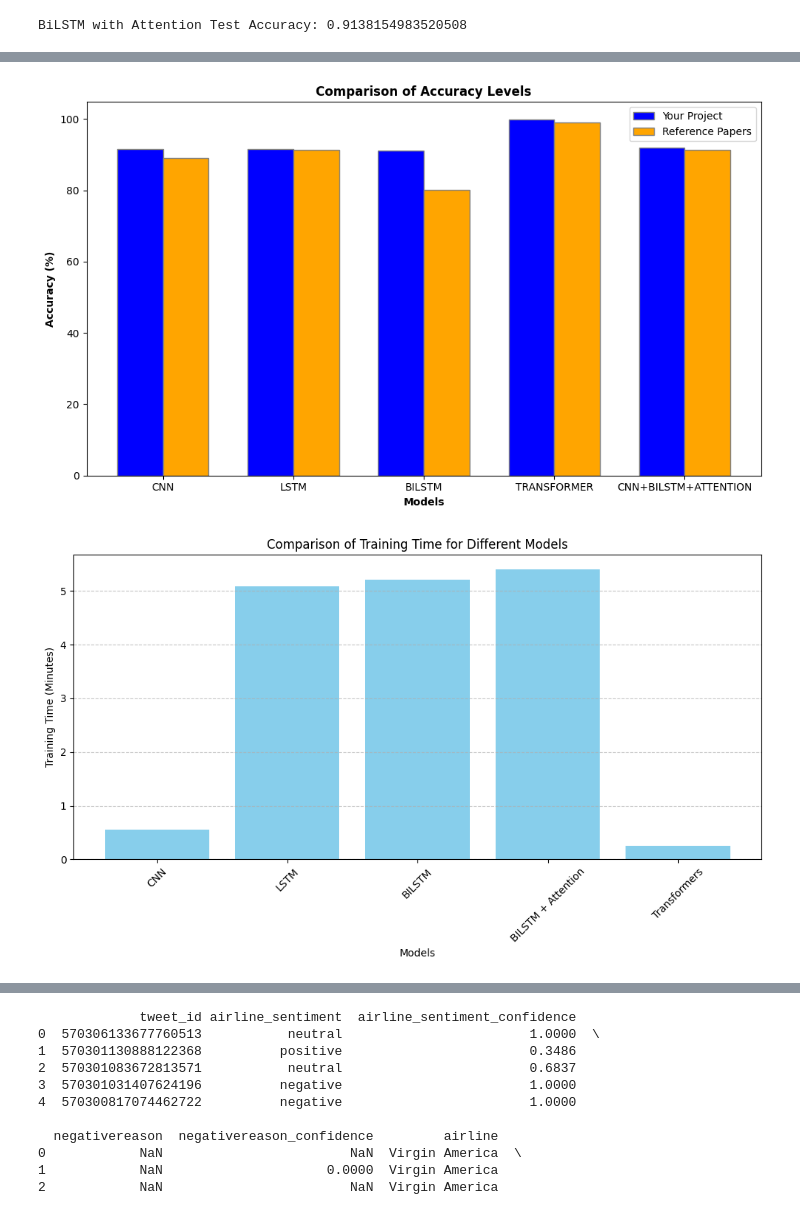
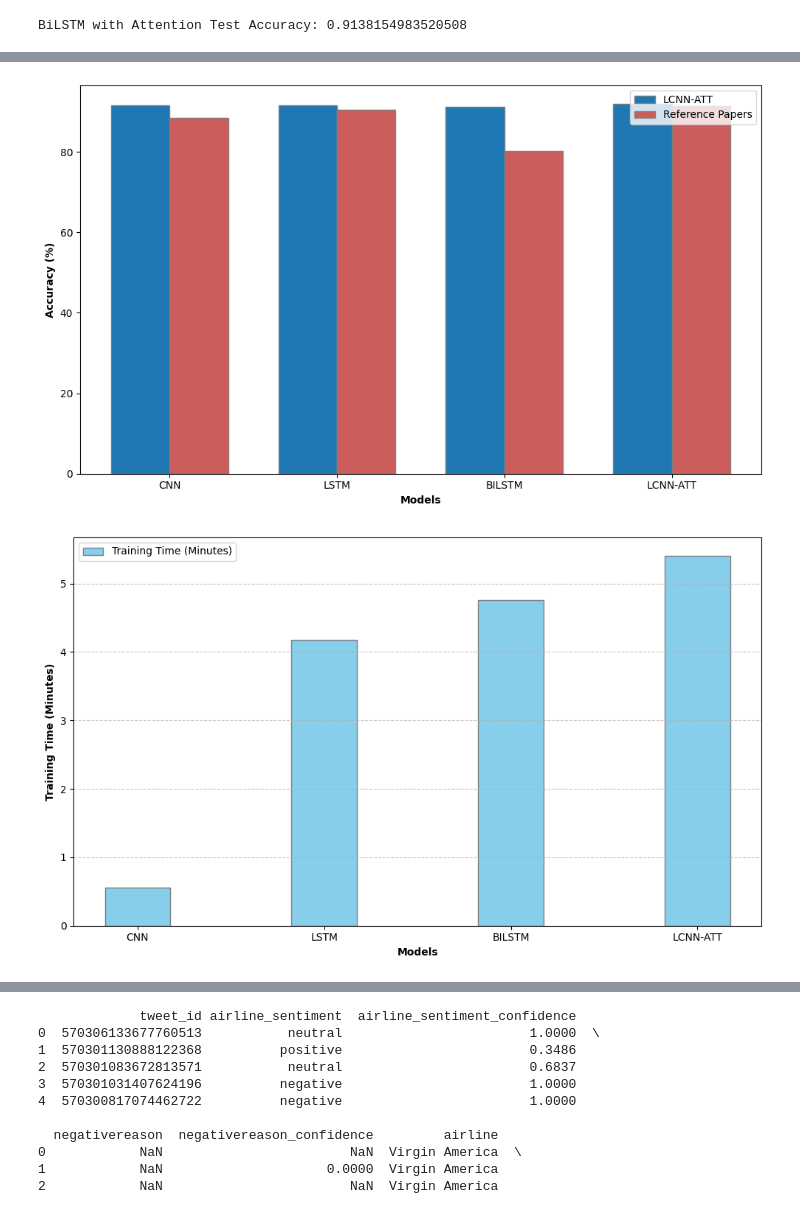
Before and after one commit to jeekay24/twitter-chat-analysis, a Jupyter notebook: analysis.ipynb, the cells around one changed output, grey strips where cells are left out. Cells and saved outputs as stored; diff of their text form; code cells hidden in the pictures.

Commit message:
final changes in graph part and LCNN-ATT history

```diff
--- a/analysis.ipynb
+++ b/analysis.ipynb
@@ -467,61 +560,67 @@ Epoch 10/10
 # %%
 import numpy as np
 import matplotlib.pyplot as plt
 
 # Model names
-models = ['CNN', 'LSTM', 'BILSTM', 'TRANSFORMER', 'CNN+BILSTM+ATTENTION']
+models = ['CNN', 'LSTM', 'BILSTM', 'LCNN-ATT']
 
 # Your project's accuracy
-your_accuracy = [91.6, 91.5, 91.2, 99.8, 91.9]
+your_accuracy = [91.6, 91.5, 91.2, 91.9]
 
 # Accuracy from reference papers
-reference_accuracy = [89.1, 91.3, 80.2, 99.1, 91.3]
+reference_accuracy = [88.4, 90.4, 80.2, 91.3]
 
 # Set the width of the bars
 bar_width = 0.35
 
 # Set the position of the bars on the x-axis
 r1 = np.arange(len(models))
 r2 = [x + bar_width for x in r1]
 
 # Plotting the grouped bar graph
 plt.figure(figsize=(10, 6))
-plt.bar(r1, your_accuracy, color='blue', width=bar_width, edgecolor='grey', label='Your Project')
-plt.bar(r2, reference_accuracy, color='orange', width=bar_width, edgecolor='grey', label='Reference Papers')
+plt.bar(r1, your_accuracy, color='#1f77b4', width=bar_width, edgecolor='grey',label='LCNN-ATT')
+plt.bar(r2, reference_accuracy, color='#cd5c5c', width=bar_width, edgecolor='grey',label='Reference Papers')
 
 # Adding labels, title, and ticks
 plt.xlabel('Models', fontweight='bold')
 plt.ylabel('Accuracy (%)', fontweight='bold')
-plt.title('Comparison of Accuracy Levels', fontweight='bold')
 plt.xticks([r + bar_width/2 for r in range(len(models))], models)
 plt.legend()
 
 # Display the plot
 plt.tight_layout()
 plt.show()
 # %% [output]
-[figure, old version]
+[figure, new version]
 # %%
+import numpy as np
 import matplotlib.pyplot as plt
 
 # Model names
-models = ['CNN', 'LSTM', 'BILSTM', 'BILSTM + Attention', 'Transformers']
+models = ['CNN', 'LSTM', 'BILSTM', 'LCNN-ATT']
 
 # Training time in seconds
-training_time = [33.4, 305.6, 312.9, 324.3, 15.4]  # in seconds
+training_time = [33.4, 250.7, 285.6, 324.3]  # in seconds
 
 # Convert training time to minutes for better readability
 training_time_minutes = [time / 60 for time in training_time]
 
+# Set the width of the bars
+bar_width = 0.35
+
+# Set the position of the bars on the x-axis
+r1 = np.arange(len(models))
+
 # Plotting
 plt.figure(figsize=(10, 6))
-plt.bar(models, training_time_minutes, color='skyblue')
-plt.xlabel('Models')
-plt.ylabel('Training Time (Minutes)')
-plt.title('Comparison of Training Time for Different Models')
-plt.xticks(rotation=45)
+plt.bar(r1, training_time_minutes, color='skyblue', width=bar_width, edgecolor='grey', label='Training Time (Minutes)')
+plt.xlabel('Models', fontweight='bold')
+plt.ylabel('Training Time (Minutes)', fontweight='bold')
+plt.xticks([r for r in range(len(models))], models)
+plt.legend()
 plt.grid(axis='y', linestyle='--', alpha=0.7)
 plt.tight_layout()
 plt.show()
 # %% [output]
-[figure, old version]
+[figure, new version]
```
Also changed, not shown: parts of 29 cells of this notebook, 1 other file.
